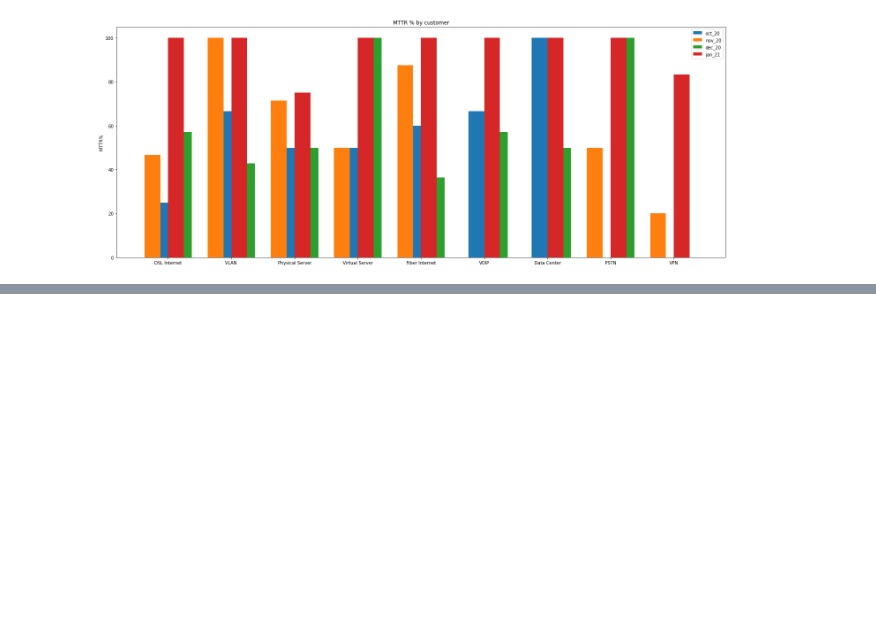
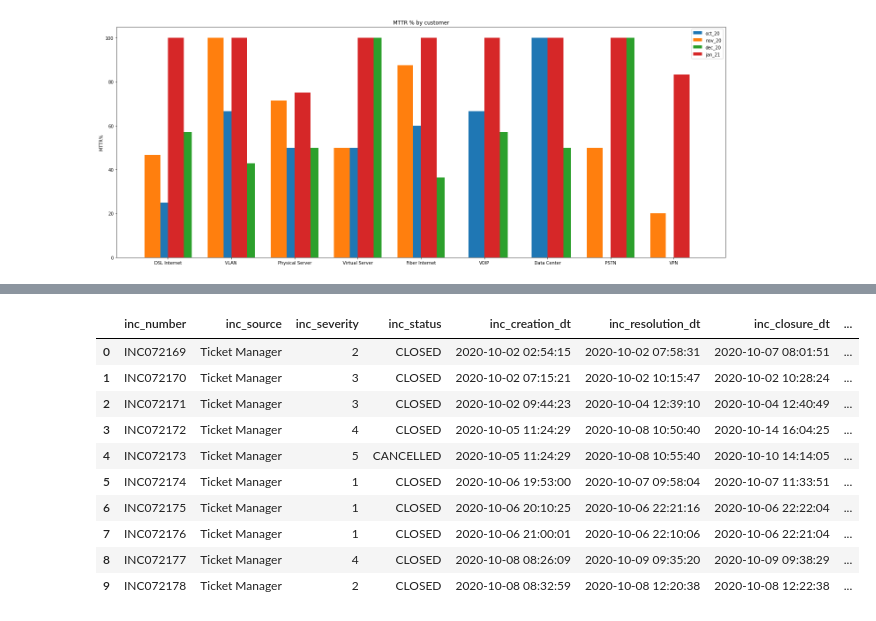
Before and after one commit to anujpatel96/Assesment, a Jupyter notebook: Interview_Preparation_Work.ipynb, the cells around one changed output, grey strips where cells are left out. Cells and saved outputs as stored; diff of their text form; code cells hidden in the pictures; blank space fills up the shorter version.

```diff
--- a/Interview_Preparation_Work.ipynb
+++ b/Interview_Preparation_Work.ipynb
@@ -378,0 +458,14 @@ for i in df1[['inc_cust_id','inc_site', 'inc_issue_reason', 'inc_product']]:
+# %%
+df1.head(10)
+# %% [output]
+|  | inc_number | inc_source | inc_severity | inc_status | inc_creation_dt | inc_resolution_dt | inc_closure_dt | ... |
+| 0 | INC072169 | Ticket Manager | 2 | CLOSED | 2020-10-02 02:54:15 | 2020-10-02 07:58:31 | 2020-10-07 08:01:51 | ... |
+| 1 | INC072170 | Ticket Manager | 3 | CLOSED | 2020-10-02 07:15:21 | 2020-10-02 10:15:47 | 2020-10-02 10:28:24 | ... |
+| 2 | INC072171 | Ticket Manager | 3 | CLOSED | 2020-10-02 09:44:23 | 2020-10-04 12:39:10 | 2020-10-04 12:40:49 | ... |
+| 3 | INC072172 | Ticket Manager | 4 | CLOSED | 2020-10-05 11:24:29 | 2020-10-08 10:50:40 | 2020-10-14 16:04:25 | ... |
+| 4 | INC072173 | Ticket Manager | 5 | CANCELLED | 2020-10-05 11:24:29 | 2020-10-08 10:55:40 | 2020-10-10 14:14:05 | ... |
+| 5 | INC072174 | Ticket Manager | 1 | CLOSED | 2020-10-06 19:53:00 | 2020-10-07 09:58:04 | 2020-10-07 11:33:51 | ... |
+| 6 | INC072175 | Ticket Manager | 1 | CLOSED | 2020-10-06 20:10:25 | 2020-10-06 22:21:16 | 2020-10-06 22:22:04 | ... |
+| 7 | INC072176 | Ticket Manager | 1 | CLOSED | 2020-10-06 21:00:01 | 2020-10-06 22:10:06 | 2020-10-06 22:21:04 | ... |
+| 8 | INC072177 | Ticket Manager | 4 | CLOSED | 2020-10-08 08:26:09 | 2020-10-09 09:35:20 | 2020-10-09 09:38:29 | ... |
+| 9 | INC072178 | Ticket Manager | 2 | CLOSED | 2020-10-08 08:32:59 | 2020-10-08 12:20:38 | 2020-10-08 12:22:38 | ... |
```
Also changed, not shown: parts of 2 cells of this notebook.
